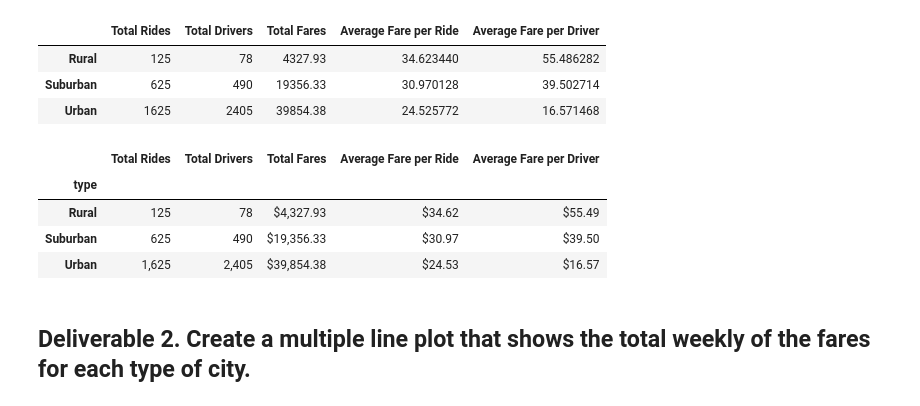
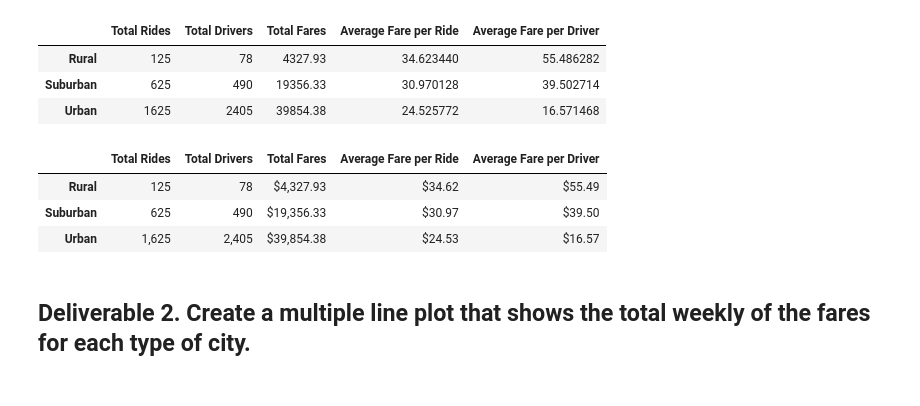
Before and after one commit to bumlang936/PyBer_Analysis, a Jupyter notebook: PyBer_Challenge.ipynb, the cells around one changed output. Saved outputs shown, nothing was run; the diff lists cells and outputs as text; code cells hidden in the pictures.

```diff
--- a/PyBer_Challenge.ipynb
+++ b/PyBer_Challenge.ipynb
@@ -103,16 +103,15 @@ pyber_summary_df
 # %%
 #  8. Format the columns.
 pyber_summary_df = pd.DataFrame(
         {"Total Rides": ride_count_by_type.map("{:,}".format),
         "Total Drivers": driver_count_by_type.map("{:,}".format),
         "Total Fares": total_fares_by_type.map("${:,.2f}".format),
         "Average Fare per Ride": averages_fares_per_ride_by_type.map("${:,.2f}".format),
         "Average Fare per Driver": averages_fares_per_driver_by_type.map("${:,.2f}".format)})
-
+pyber_summary_df.index.name = None
 pyber_summary_df
 # %% [output]
 |  | Total Rides | Total Drivers | Total Fares | Average Fare per Ride | Average Fare per Driver |
-| type |  |  |  |  |  |
 | Rural | 125 | 78 | $4,327.93 | $34.62 | $55.49 |
 | Suburban | 625 | 490 | $19,356.33 | $30.97 | $39.50 |
 | Urban | 1,625 | 2,405 | $39,854.38 | $24.53 | $16.57 |
```
Also changed, not shown: parts of 3 cells of this notebook.
